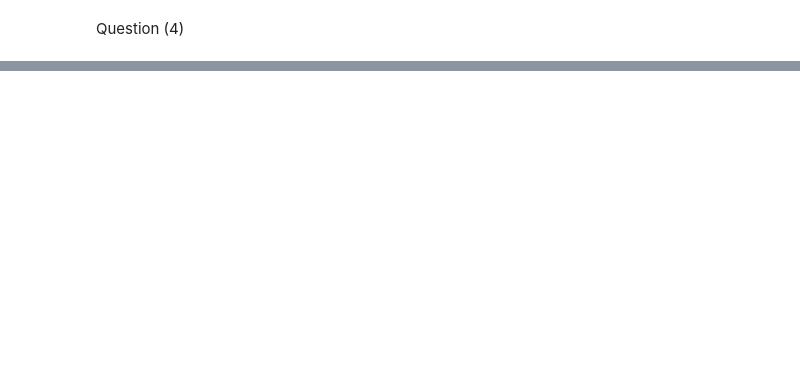
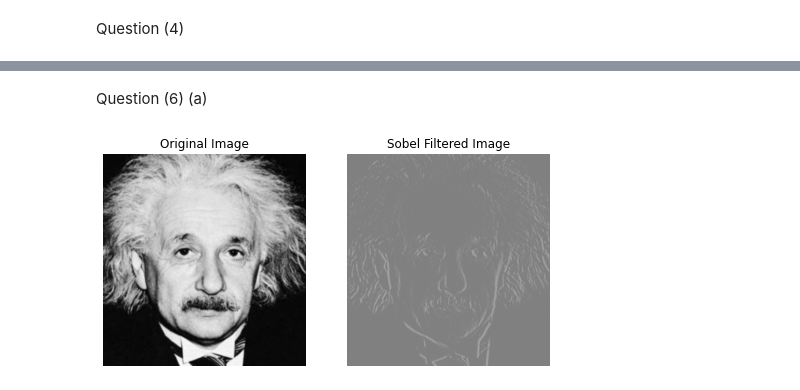
Before and after one commit to Chathushka1999/EN2550_Assignments, a Jupyter notebook: Assignment1.ipynb, the cells around one changed output, grey strips where cells are left out. Cells and saved outputs as stored; diff of their text form; code cells hidden in the pictures; blank space fills up the shorter version.

```diff
--- a/Assignment1.ipynb
+++ b/Assignment1.ipynb
@@ -122,0 +207,17 @@ Question (4)
+# %% [markdown]
+Question (6)
+(a)
+# %%
+img = cv.imread("einstein.png", cv.IMREAD_GRAYSCALE)
+kernel = np.array([(1,0,-1),(2,0,-2),(1,0,-1)], dtype='float')
+img1 = cv.filter2D(img, -1, kernel)
+fig, ax = plt.subplots(1, 2 , sharex = 'all', sharey = 'all', figsize = (8,8))
+ax[0].imshow(img, cmap = 'gray')
+ax[0].set_title('Original Image')
+ax[0].axis('off')
+ax[1].imshow(img1, cmap = 'gray',vmax = 1020, vmin = -1020)
+ax[1].set_title('Sobel Filtered Image')
+ax[1].axis('off')
+plt.show()
+# %% [output]
+[figure, added]
```
Also changed, not shown: parts of 15 cells of this notebook.
